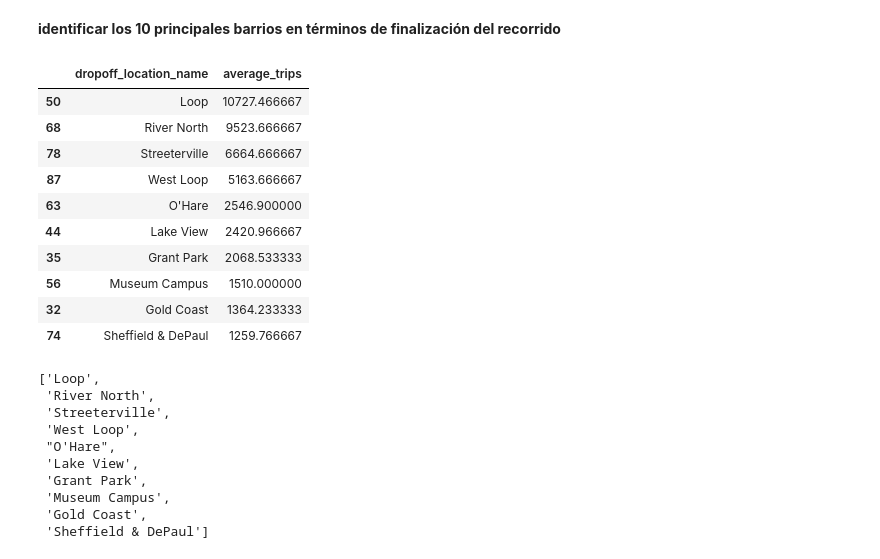
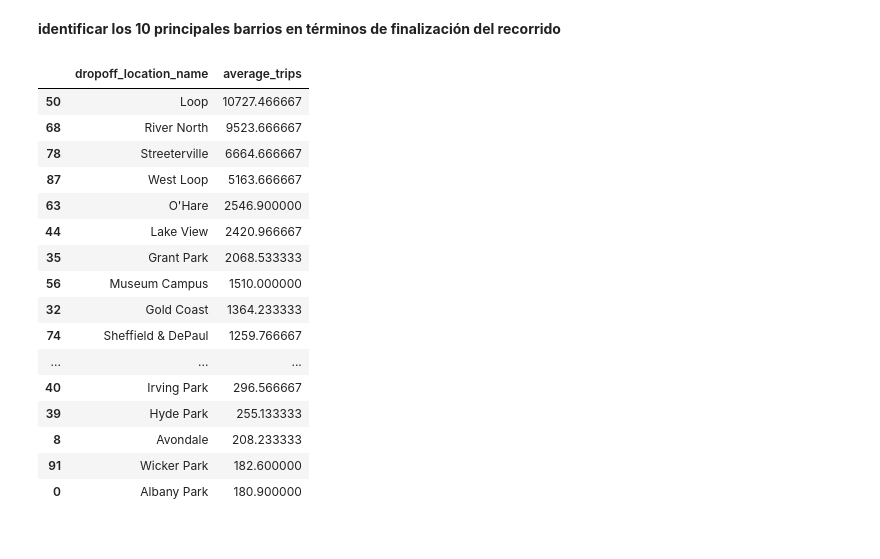
Before and after one commit to latostadorano/tt_s8_taxis, a Jupyter notebook: taxis.ipynb, the cells around one changed output. Drawn from its saved outputs; the diff is of its cells as text; code cells hidden in the pictures.

```diff
--- a/taxis.ipynb
+++ b/taxis.ipynb
@@ -91,32 +97,25 @@ memory usage: 1.6+ KB
 # %% [markdown]
 **identificar los 10 principales barrios en términos de finalización del recorrido**
 # %%
-chicago_grouped = chicago.groupby('dropoff_location_name')['average_trips'].sum().reset_index()
-chicago_top10 = chicago_grouped.sort_values(by='average_trips', ascending = False).head(10)
-chicago_top10
+# Top 10 barrios dropoffs
+location_grouped = chicago.groupby('dropoff_location_name')['average_trips'].sum().reset_index()
+location_top10 = location_grouped.sort_values(by='average_trips', ascending = False).head(30)
+location_top10
 # %% [output]
 |  | dropoff_location_name | average_trips |
 | 50 | Loop | 10727.466667 |
 | 68 | River North | 9523.666667 |
 | 78 | Streeterville | 6664.666667 |
 | 87 | West Loop | 5163.666667 |
 | 63 | O'Hare | 2546.900000 |
 | 44 | Lake View | 2420.966667 |
 | 35 | Grant Park | 2068.533333 |
 | 56 | Museum Campus | 1510.000000 |
 | 32 | Gold Coast | 1364.233333 |
 | 74 | Sheffield & DePaul | 1259.766667 |
+| ... | ... | ... |
+| 40 | Irving Park | 296.566667 |
+| 39 | Hyde Park | 255.133333 |
+| 8 | Avondale | 208.233333 |
+| 91 | Wicker Park | 182.600000 |
+| 0 | Albany Park | 180.900000 |
-# %%
-top_10_list = chicago_top10.dropoff_location_name.to_list()
-top_10_list
-# %% [output]
-['Loop',
- 'River North',
- 'Streeterville',
- 'West Loop',
- "O'Hare",
- 'Lake View',
- 'Grant Park',
- 'Museum Campus',
- 'Gold Coast',
- 'Sheffield & DePaul']
```
Also changed, not shown: parts of 11 cells of this notebook.
